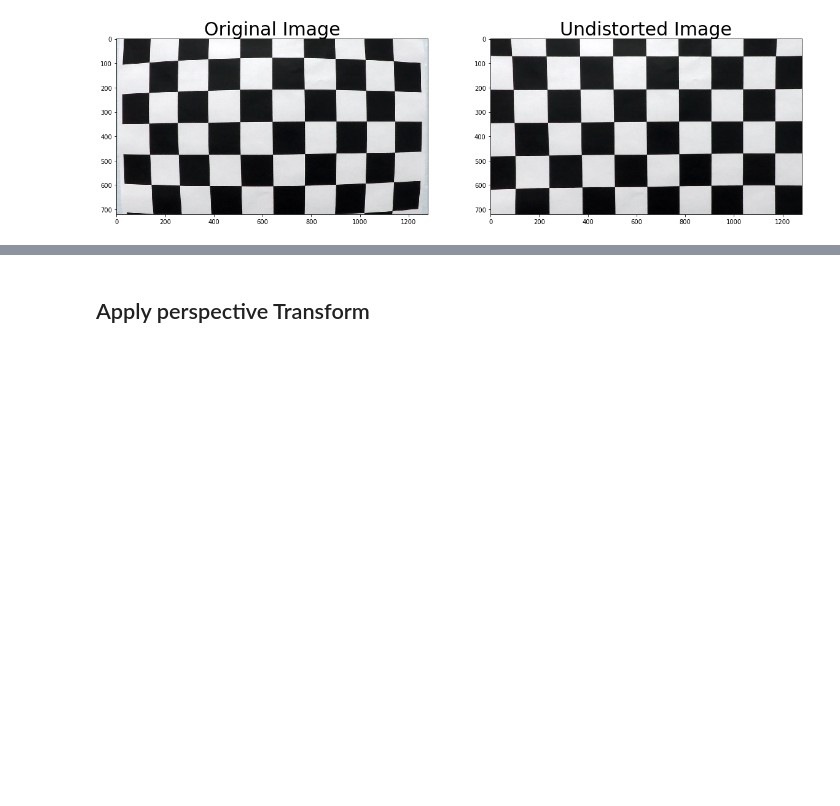
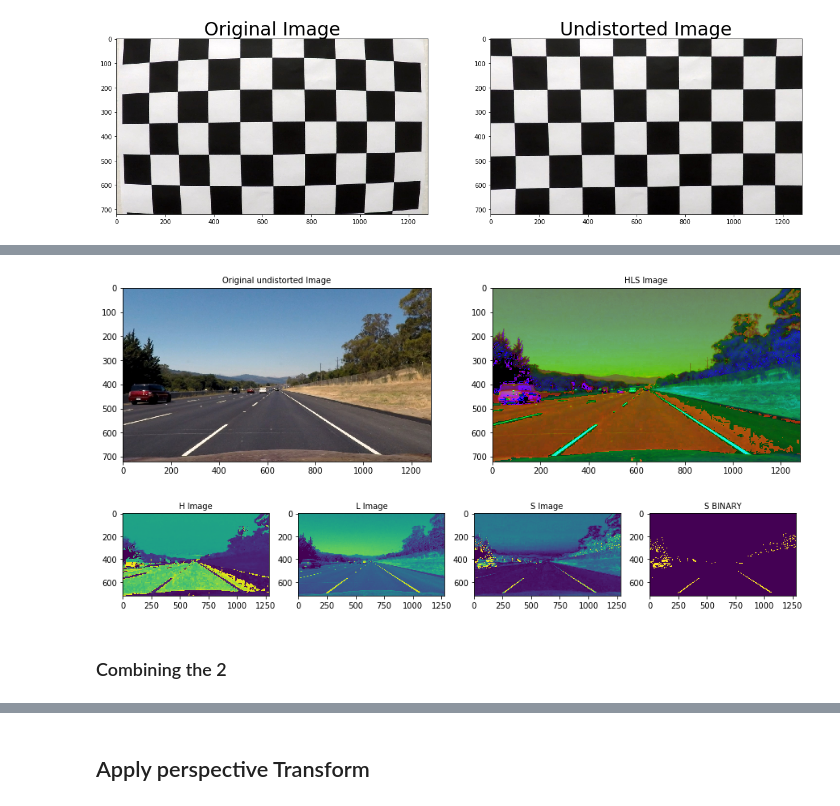
Before and after one commit to Jeremy26/advanced-lane-lines, a Jupyter notebook: P4.ipynb, the cells around one changed output, grey strips where cells are left out. Cells and saved outputs as stored; diff of their text form; code cells hidden in the pictures; blank space fills up the shorter version.

```diff
--- a/P4.ipynb
+++ b/P4.ipynb
@@ -147,0 +194,44 @@ for idx, fname in enumerate (test_images):
+# %%
+def hls_select(img, thresh=(0, 255)):
+    # 1) Convert to HLS color space
+    hls = cv2.cvtColor(img, cv2.COLOR_RGB2HLS)
+    # 2) Apply a threshold to the S channel
+    H = hls[:,:,0]
+    L = hls[:,:,1]
+    S = hls[:,:,2]
+    # 3) Return a binary image of threshold result
+    binary_output = np.zeros_like(S)
+    binary_output[(S > thresh[0]) & (S <= thresh[1])] = 1
+    return binary_output
+# %%
+for idx, fname in enumerate (test_images):
+    # Test on one image
+    if (idx==1):
+        img = mpimg.imread(fname)
+        undistorted = cal_undistort(img, objpoints, imgpoints)
+        hls = cv2.cvtColor(undistorted, cv2.COLOR_RGB2HLS)
+        H = hls[:,:,0]
+        L = hls[:,:,1]
+        S = hls[:,:,2]
+        s_binary = hls_select(undistorted, thresh = (170,255))
+
+        #Plot the results
+        f, (ax0, ax1) = plt.subplots(1, 2, figsize=(15,10))
+        ax0.imshow(undistorted)
+        ax0.set_title('Original undistorted Image', fontsize=10)
+        ax1.imshow(hls)
+        ax1.set_title('HLS Image', fontsize=10)
+        f, (ax2, ax3, ax4, ax5) = plt.subplots(1, 4, figsize=(15,10))
+        ax2.imshow(H)
+        ax2.set_title('H Image', fontsize =10)
+        ax3.imshow(L)
+        ax3.set_title('L Image', fontsize =10)
+        ax4.imshow(S)
+        ax4.set_title('S Image', fontsize =10)
+        ax5.imshow(s_binary)
+        ax5.set_title('S BINARY', fontsize =10)
+# %% [output]
+[figure, added]
+[figure, added]
+# %% [markdown]
+### Combining the 2
```
Also changed, not shown: parts of 35 cells of this notebook, 1 other file.
